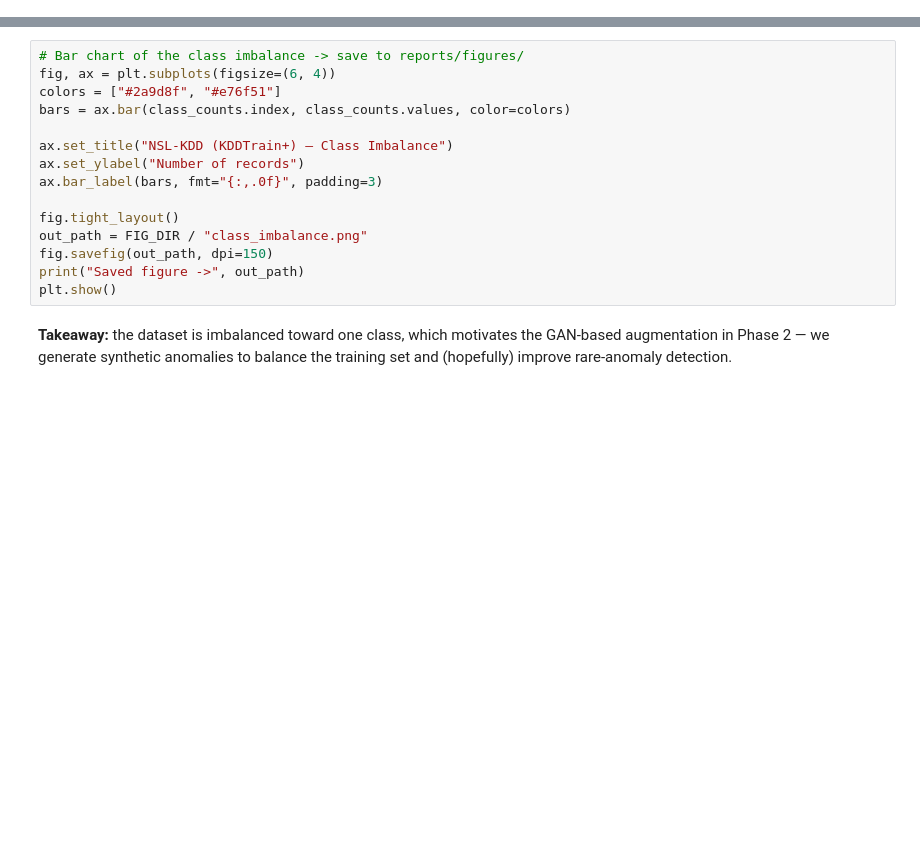
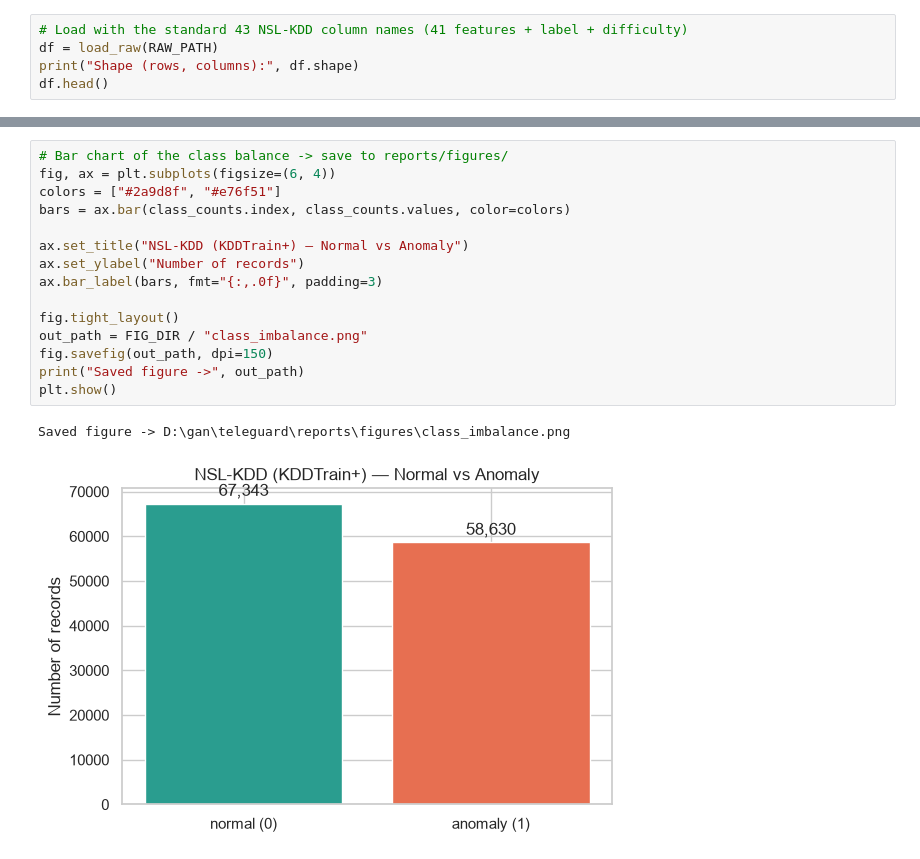
Before and after one commit to KavishkaJaysinghe/AAI-Group-project, a Jupyter notebook: notebooks/01_explore.ipynb, the cells around one changed output, grey strips where cells are left out. Drawn from its saved outputs; the diff is of its cells as text; blank space fills up the shorter version.

```diff
--- a/notebooks/01_explore.ipynb
+++ b/notebooks/01_explore.ipynb
@@ -67,0 +56,5 @@ Download NSL-KDD and place KDDTrain+.txt / KDDTest+.txt in D:\gan\teleguard\data
+# %%
+# Load with the standard 43 NSL-KDD column names (41 features + label + difficulty)
+df = load_raw(RAW_PATH)
+print("Shape (rows, columns):", df.shape)
+df.head()
@@ -83,19 +139,18 @@ for name, count in class_counts.items():
 # %%
-# Bar chart of the class imbalance -> save to reports/figures/
+# Bar chart of the class balance -> save to reports/figures/
 fig, ax = plt.subplots(figsize=(6, 4))
 colors = ["#2a9d8f", "#e76f51"]
 bars = ax.bar(class_counts.index, class_counts.values, color=colors)
 
-ax.set_title("NSL-KDD (KDDTrain+) — Class Imbalance")
+ax.set_title("NSL-KDD (KDDTrain+) — Normal vs Anomaly")
 ax.set_ylabel("Number of records")
 ax.bar_label(bars, fmt="{:,.0f}", padding=3)
 
 fig.tight_layout()
 out_path = FIG_DIR / "class_imbalance.png"
 fig.savefig(out_path, dpi=150)
 print("Saved figure ->", out_path)
 plt.show()
+# %% [output]
+Saved figure -> D:\gan\teleguard\reports\figures\class_imbalance.png
+[figure, added]
-# %% [markdown]
-**Takeaway:** the dataset is imbalanced toward one class, which motivates the GAN-based
-augmentation in Phase 2 — we generate synthetic anomalies to balance the training set and
-(hopefully) improve rare-anomaly detection.
```
Also changed, not shown: parts of 16 cells of this notebook, 1 other file.
